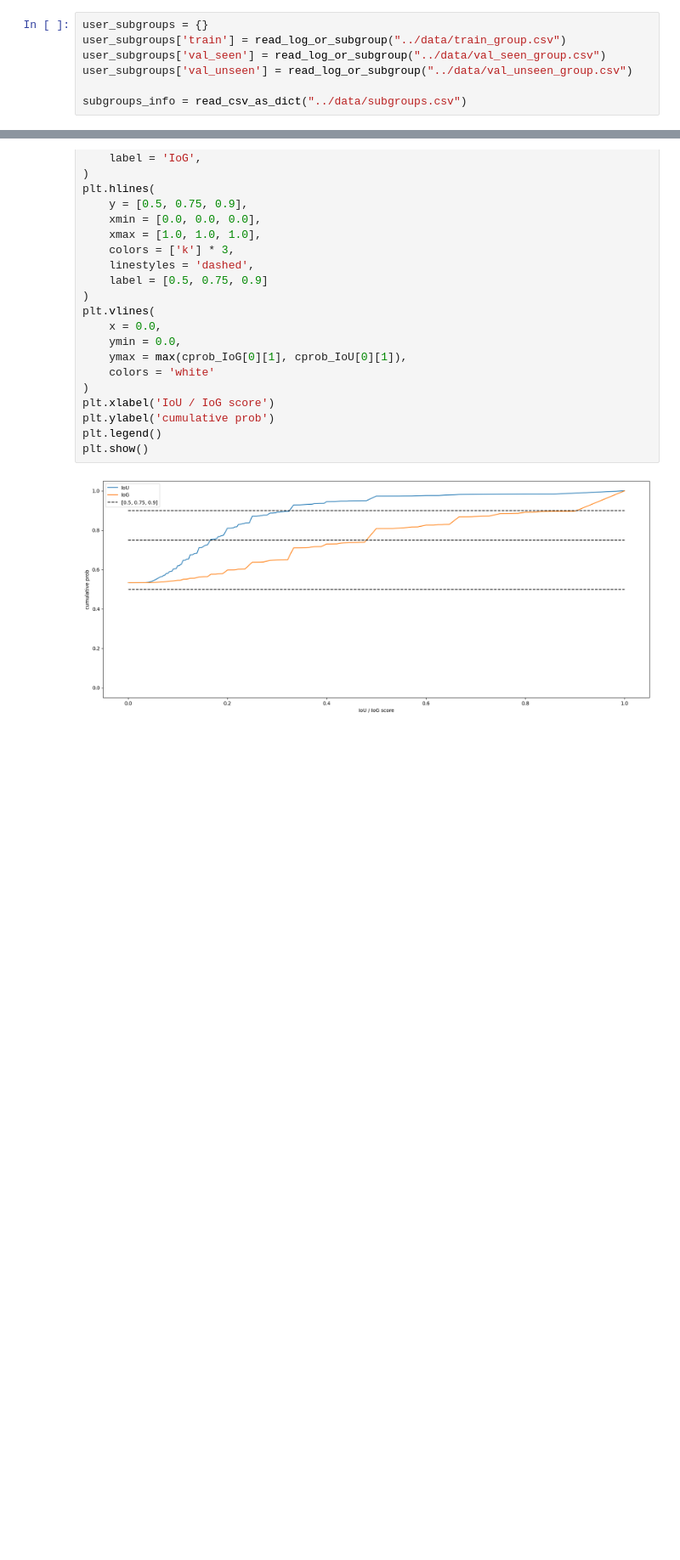
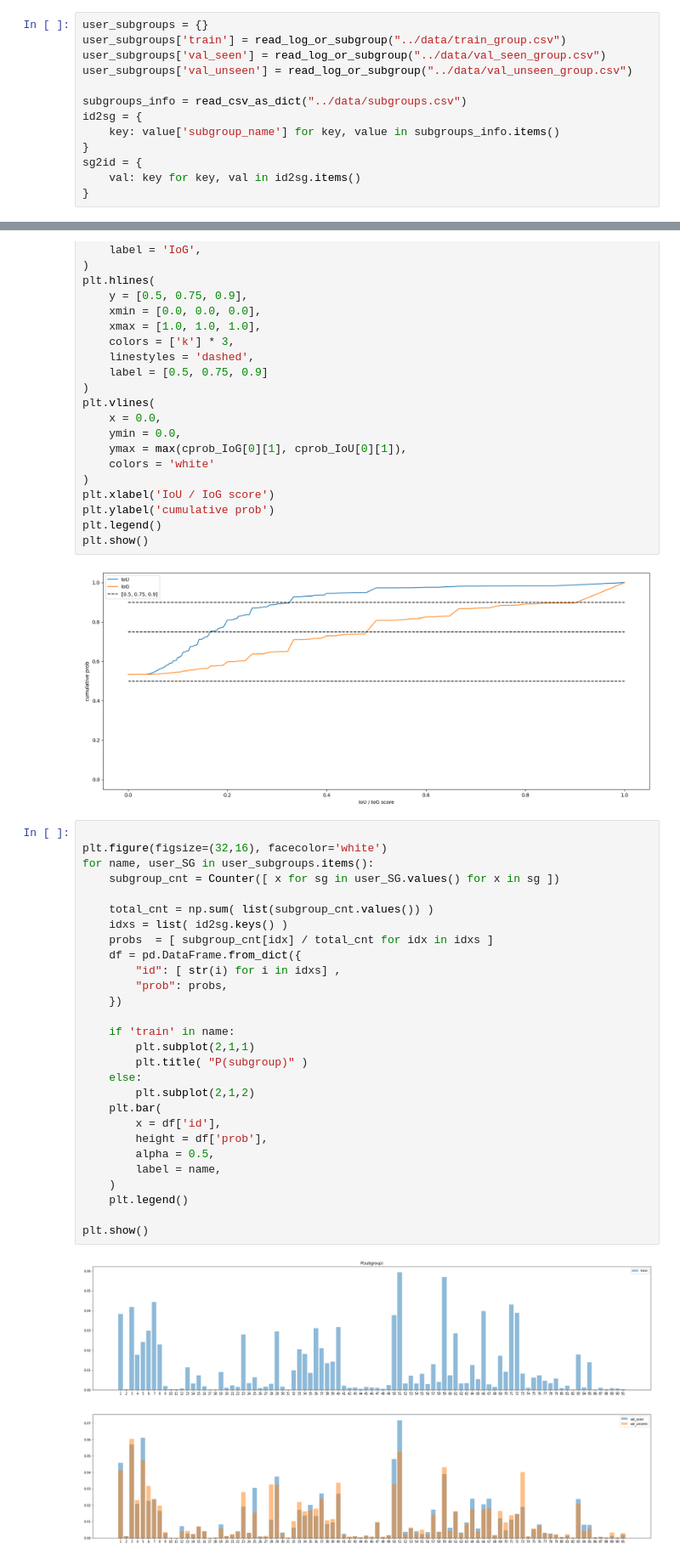
Before and after one commit to hsuck/ADL22-final-project, a Jupyter notebook: notebook/course_analysis.ipynb, the cells around one changed output, grey strips where cells are left out. Shown: that part at 85% size. Saved outputs shown, nothing was run; the diff lists cells and outputs as text; blank space fills up the shorter version.

Commit message:
[Training] Sampling over Subgroup

```diff
--- a/notebook/course_analysis.ipynb
+++ b/notebook/course_analysis.ipynb
@@ -489,6 +489,12 @@ user_subgroups['val_seen'] = read_log_or_subgroup("../data/val_seen_group.csv")
 user_subgroups['val_unseen'] = read_log_or_subgroup("../data/val_unseen_group.csv")
 
 subgroups_info = read_csv_as_dict("../data/subgroups.csv")
+id2sg = {
+    key: value['subgroup_name'] for key, value in subgroups_info.items()
+}
+sg2id = {
+    val: key for key, val in id2sg.items()
+}
 # %%
 IoU = []
 IoG = []
@@ -566,3 +572,33 @@ plt.legend()
 plt.show()
 # %% [output]
 [figure]
+# %%
+
+plt.figure(figsize=(32,16), facecolor='white')
+for name, user_SG in user_subgroups.items():
+    subgroup_cnt = Counter([ x for sg in user_SG.values() for x in sg ])
+
+    total_cnt = np.sum( list(subgroup_cnt.values()) )
+    idxs = list( id2sg.keys() )
+    probs  = [ subgroup_cnt[idx] / total_cnt for idx in idxs ]
+    df = pd.DataFrame.from_dict({
+        "id": [ str(i) for i in idxs] ,
+        "prob": probs,
+    })
+
+    if 'train' in name:
+        plt.subplot(2,1,1)
+        plt.title( "P(subgroup)" )
+    else:
+        plt.subplot(2,1,2)
+    plt.bar(
+        x = df['id'],
+        height = df['prob'],
+        alpha = 0.5,
+        label = name,
+    )
+    plt.legend()
+
+plt.show()
+# %% [output]
+[figure, added]
```
Also changed, not shown: parts of 2 cells of this notebook, 1 other file.
